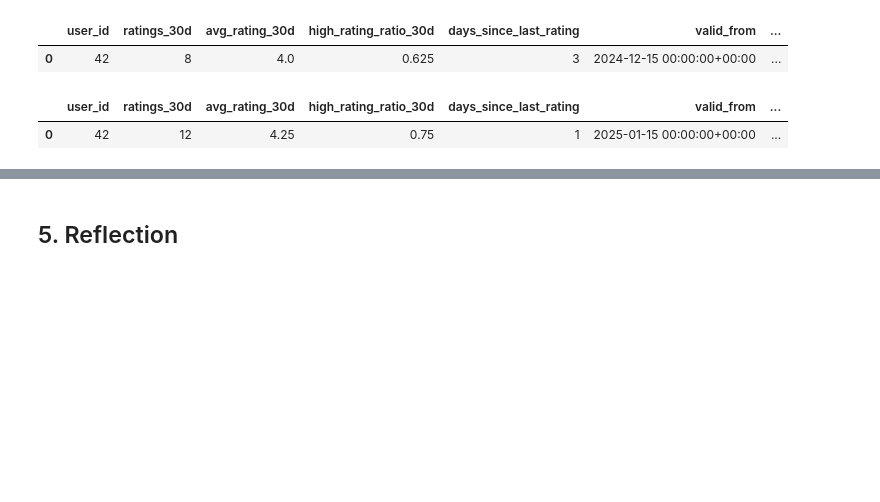
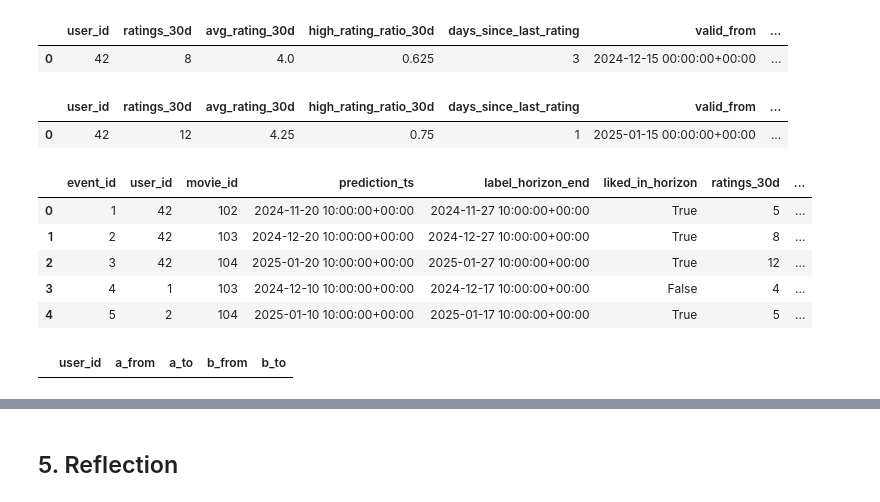
Before and after one commit to BorysZhyhalo/goit-rdb-hw-02, a Jupyter notebook: hw2_movie_recommendation.ipynb, the cells around one changed output, grey strips where cells are left out. Cells and saved outputs as stored; diff of their text form; code cells hidden in the pictures; blank space fills up the shorter version.

```diff
--- a/hw2_movie_recommendation.ipynb
+++ b/hw2_movie_recommendation.ipynb
@@ -678,3 +680,63 @@ asof_3
 # %% [output]
 |  | user_id | ratings_30d | avg_rating_30d | high_rating_ratio_30d | days_since_last_rating | valid_from | ... |
 | 0 | 42 | 12 | 4.25 | 0.75 | 1 | 2025-01-15 00:00:00+00:00 | ... |
+# %%
+training_data = pd.read_sql("""
+    SELECT
+        e.event_id,
+        e.user_id,
+        e.movie_id,
+        e.prediction_ts,
+        e.label_horizon_end,
+        e.liked_in_horizon,
+
+        f.ratings_30d,
+        f.avg_rating_30d,
+        f.high_rating_ratio_30d,
+        f.days_since_last_rating
+
+    FROM hw2_training_events AS e
+
+    LEFT JOIN hw2_user_features_offline AS f
+        ON f.user_id = e.user_id
+       AND f.valid_from <= e.prediction_ts
+       AND (
+            f.valid_to > e.prediction_ts
+            OR f.valid_to IS NULL
+       )
+
+    ORDER BY e.event_id;
+""", engine)
+
+training_data
+# %% [output]
+|  | event_id | user_id | movie_id | prediction_ts | label_horizon_end | liked_in_horizon | ratings_30d | ... |
+| 0 | 1 | 42 | 102 | 2024-11-20 10:00:00+00:00 | 2024-11-27 10:00:00+00:00 | True | 5 | ... |
+| 1 | 2 | 42 | 103 | 2024-12-20 10:00:00+00:00 | 2024-12-27 10:00:00+00:00 | True | 8 | ... |
+| 2 | 3 | 42 | 104 | 2025-01-20 10:00:00+00:00 | 2025-01-27 10:00:00+00:00 | True | 12 | ... |
+| 3 | 4 | 1 | 103 | 2024-12-10 10:00:00+00:00 | 2024-12-17 10:00:00+00:00 | False | 4 | ... |
+| 4 | 5 | 2 | 104 | 2025-01-10 10:00:00+00:00 | 2025-01-17 10:00:00+00:00 | True | 5 | ... |
+# %%
+# Check overlapping intervals
+overlaps = pd.read_sql("""
+    SELECT
+        a.user_id,
+        a.valid_from AS a_from,
+        a.valid_to   AS a_to,
+        b.valid_from AS b_from,
+        b.valid_to   AS b_to
+
+    FROM hw2_user_features_offline AS a
+
+    JOIN hw2_user_features_offline AS b
+      ON a.user_id = b.user_id
+     AND a.valid_from <
+         COALESCE(b.valid_to, 'infinity'::timestamptz)
+     AND b.valid_from <
+         COALESCE(a.valid_to, 'infinity'::timestamptz)
+     AND a.valid_from < b.valid_from;
+""", engine)
+
+overlaps
+# %% [output]
+|  | user_id | a_from | a_to | b_from | b_to |
```
Also changed, not shown: parts of 5 cells of this notebook.
